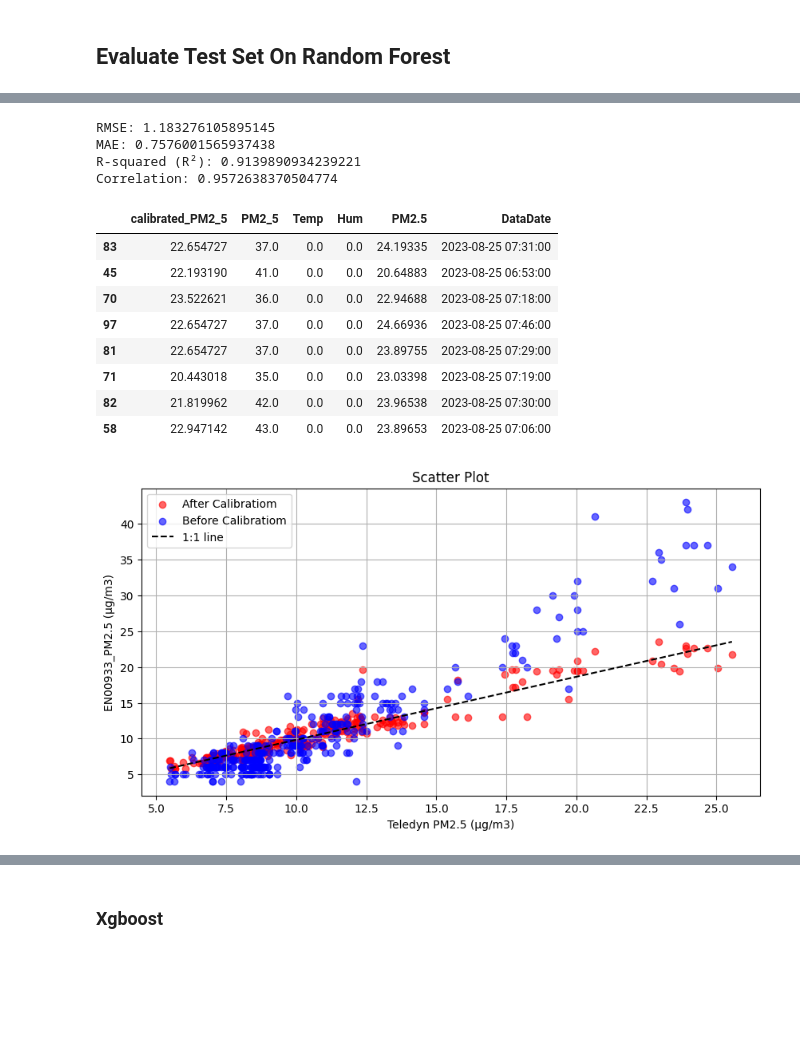
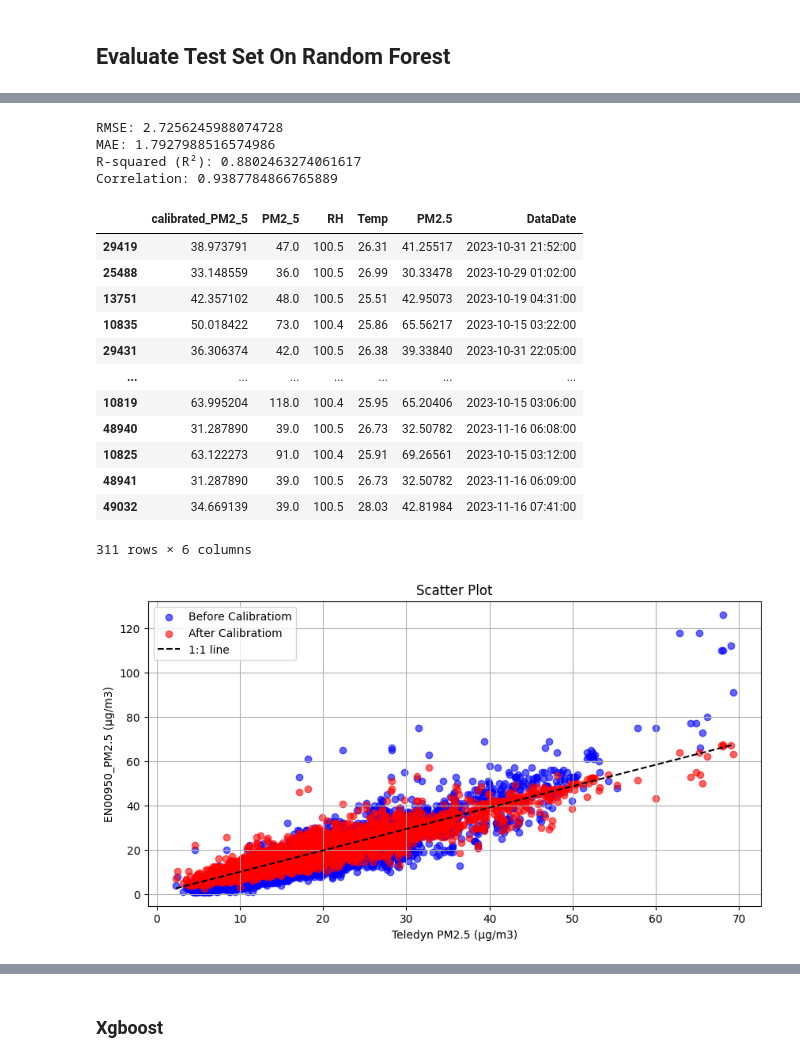
Before and after one commit to moadams847/Air_Sensor_ML_Calibration_Setup, a Jupyter notebook: notebook/model_training.ipynb, the cells around one changed output, grey strips where cells are left out. Drawn from its saved outputs; the diff is of its cells as text; code cells hidden in the pictures; blank space fills up the shorter version.

```diff
--- a/notebook/model_training.ipynb
+++ b/notebook/model_training.ipynb
@@ -19,6 +19,10 @@ from sklearn.metrics import mean_squared_error, mean_absolute_error, r2_score
 from sklearn.feature_selection import SelectFromModel
 # %%
 #load data
-merge_csv = pd.read_csv('data/merged_data.csv', parse_dates=['DataDate'])
+merge_csv = pd.read_csv('data/Teledyne_vs_sensor_data_ENE00950.csv', parse_dates=['DataDate'])
+merge_csv = merge_csv[merge_csv['PM2_5'] != 0]
+merge_csv = merge_csv[merge_csv['PM2.5'] != 0]
+merge_csv = merge_csv[merge_csv['PM.10'] != 0]
+merge_csv = merge_csv[['DataDate', 'PM2_5', 'PM2.5','RH', 'Temp']]
 merge_csv.head()
 # %% [output]
@@ -81,6 +88,3 @@ calibration_df_labels = train_set['PM2.5'].copy()
 from sklearn.impute import SimpleImputer
 imputer = SimpleImputer(strategy="median")
 calibration_df_num = calibration_df.drop("DataDate", axis=1)
-# %%
-imputer.fit(calibration_df_num)
-imputer.statistics_
@@ -263,7 +245,7 @@ param_grid = [
 
 forest_reg = RandomForestRegressor()
 
-grid_search = GridSearchCV(forest_reg, param_grid, cv=5, scoring='neg_mean_squared_error', return_train_score=True)
+grid_search = GridSearchCV(forest_reg, param_grid, cv=10, scoring='neg_mean_squared_error', return_train_score=True)
 
 grid_search.fit(calibration_df_prepared, calibration_df_labels)
 # %% [output]
@@ -460,25 +432,29 @@ def _show_cross_val_mae_metric(model, X_train, y_test):
 # %%
 _show_metrics_(y_test, final_predictions_rf)
 # %% [output]
-RMSE: 1.183276105895145
-MAE: 0.7576001565937438
-R-squared (R²): 0.9139890934239221
-Correlation: 0.9572638370504774
+RMSE: 2.7256245988074728
+MAE: 1.7927988516574986
+R-squared (R²): 0.8802463274061617
+Correlation: 0.9387784866765889
 # %%
 ## Make scatter plot of y_pred and y_test
 df = pd.DataFrame(final_predictions_rf, columns=['calibrated_PM2_5'], index = X_test.index)
 combined_df = pd.concat([df, X_test, y_test, X_date], axis=1)
 combined_df[combined_df['PM2_5'] >= 35]
 # %% [output]
-|  | calibrated_PM2_5 | PM2_5 | Temp | Hum | PM2.5 | DataDate |
-| 83 | 22.654727 | 37.0 | 0.0 | 0.0 | 24.19335 | 2023-08-25 07:31:00 |
-| 45 | 22.193190 | 41.0 | 0.0 | 0.0 | 20.64883 | 2023-08-25 06:53:00 |
-| 70 | 23.522621 | 36.0 | 0.0 | 0.0 | 22.94688 | 2023-08-25 07:18:00 |
-| 97 | 22.654727 | 37.0 | 0.0 | 0.0 | 24.66936 | 2023-08-25 07:46:00 |
-| 81 | 22.654727 | 37.0 | 0.0 | 0.0 | 23.89755 | 2023-08-25 07:29:00 |
-| 71 | 20.443018 | 35.0 | 0.0 | 0.0 | 23.03398 | 2023-08-25 07:19:00 |
-| 82 | 21.819962 | 42.0 | 0.0 | 0.0 | 23.96538 | 2023-08-25 07:30:00 |
-| 58 | 22.947142 | 43.0 | 0.0 | 0.0 | 23.89653 | 2023-08-25 07:06:00 |
+|  | calibrated_PM2_5 | PM2_5 | RH | Temp | PM2.5 | DataDate |
+| 29419 | 38.973791 | 47.0 | 100.5 | 26.31 | 41.25517 | 2023-10-31 21:52:00 |
+| 25488 | 33.148559 | 36.0 | 100.5 | 26.99 | 30.33478 | 2023-10-29 01:02:00 |
+| 13751 | 42.357102 | 48.0 | 100.5 | 25.51 | 42.95073 | 2023-10-19 04:31:00 |
+| 10835 | 50.018422 | 73.0 | 100.4 | 25.86 | 65.56217 | 2023-10-15 03:22:00 |
+| 29431 | 36.306374 | 42.0 | 100.5 | 26.38 | 39.33840 | 2023-10-31 22:05:00 |
+| ... | ... | ... | ... | ... | ... | ... |
+| 10819 | 63.995204 | 118.0 | 100.4 | 25.95 | 65.20406 | 2023-10-15 03:06:00 |
+| 48940 | 31.287890 | 39.0 | 100.5 | 26.73 | 32.50782 | 2023-11-16 06:08:00 |
+| 10825 | 63.122273 | 91.0 | 100.4 | 25.91 | 69.26561 | 2023-10-15 03:12:00 |
+| 48941 | 31.287890 | 39.0 | 100.5 | 26.73 | 32.50782 | 2023-11-16 06:09:00 |
+| 49032 | 34.669139 | 39.0 | 100.5 | 28.03 | 42.81984 | 2023-11-16 07:41:00 |
+311 rows × 6 columns
 # %%
 def scatter_plot(df, sensor_id):
     plt.figure(figsize=(10, 5))
@@ -505,9 +483,9 @@ def scatter_plot(df, sensor_id):
     plt.savefig('scatter_plot_for_calibration_with_random_forest_plots.png')
     plt.show()
 # %%
-scatter_plot(combined_df, 'EN00933')
+scatter_plot(combined_df, 'EN00950')
 # %% [output]
-[figure, old version]
+[figure, new version]
 # %%
 def plot_line_chart(df, sensor_id):
     plt.figure(figsize=(10, 5))
```
Also changed, not shown: parts of 41 cells of this notebook, 20 other files.
